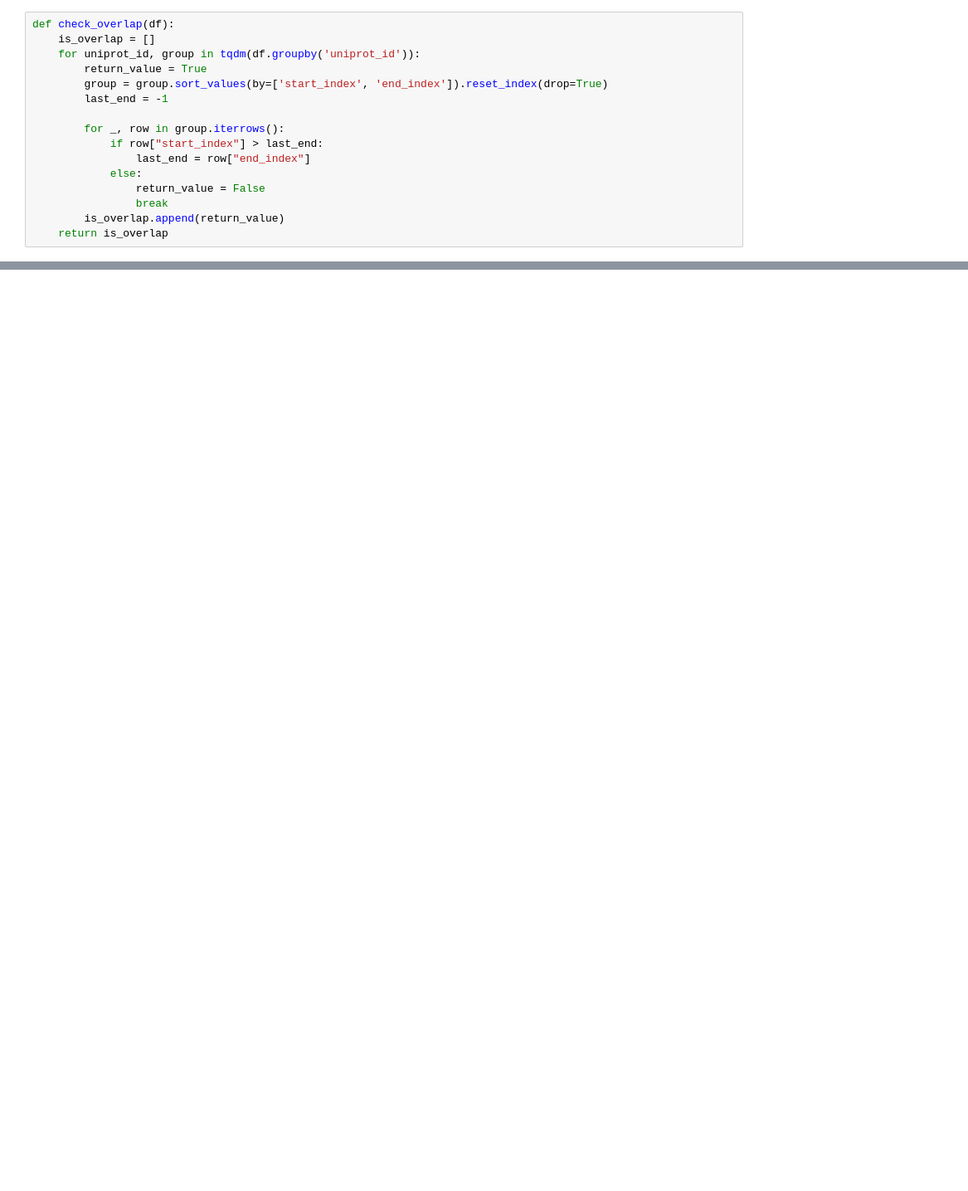
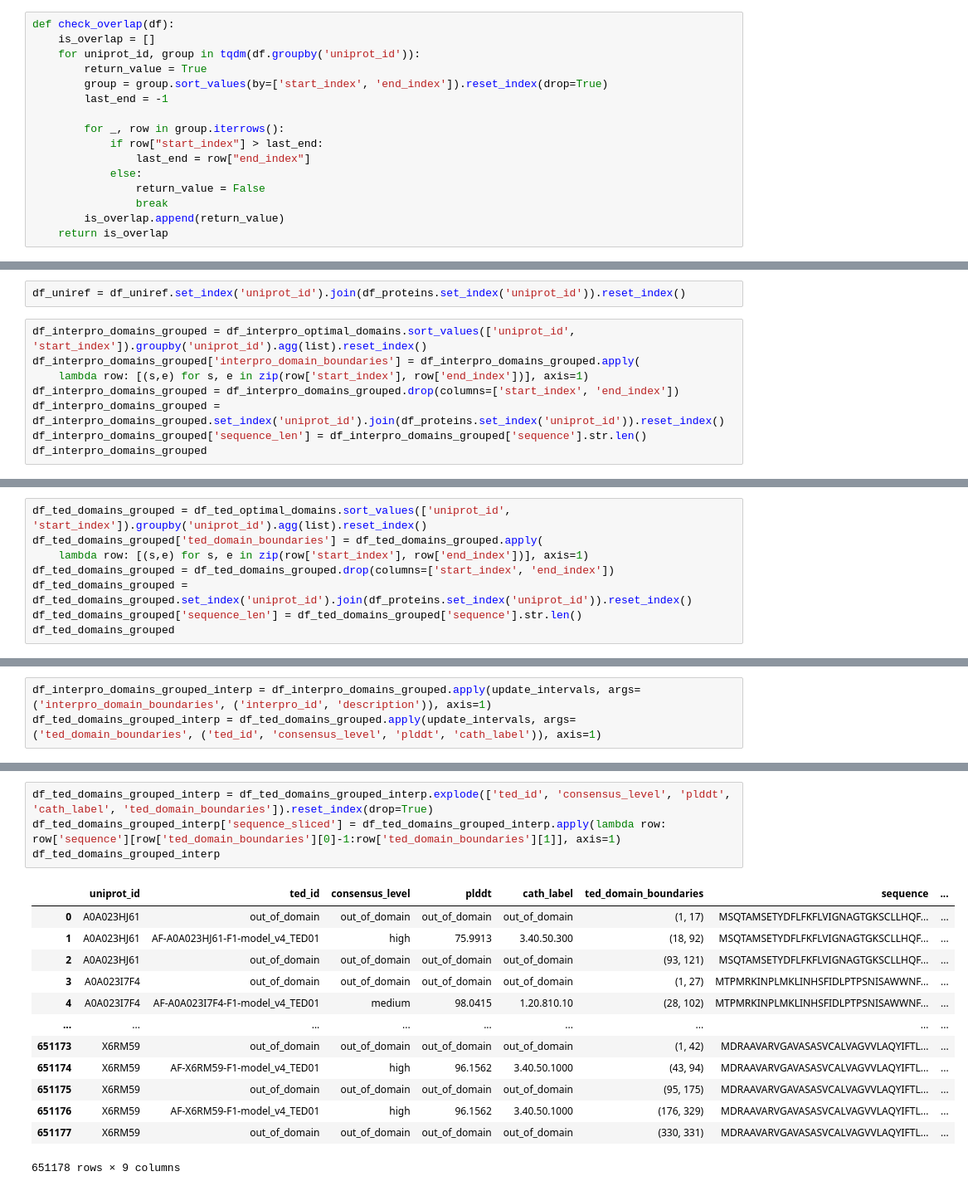
Before and after one commit to boun-tabi-lifelu/evolutionary-subword-tokenization, a Jupyter notebook: Prog/domain_handling.ipynb, the cells around one changed output, grey strips where cells are left out. Shown at 83% size. Cells and saved outputs as stored; diff of their text form; blank space fills up the shorter version.

```diff
--- a/Prog/domain_handling.ipynb
+++ b/Prog/domain_handling.ipynb
@@ -215,0 +181,10 @@ True
+# %%
+df_uniref = df_uniref.set_index('uniprot_id').join(df_proteins.set_index('uniprot_id')).reset_index()
+# %%
+df_interpro_domains_grouped = df_interpro_optimal_domains.sort_values(['uniprot_id', 'start_index']).groupby('uniprot_id').agg(list).reset_index()
+df_interpro_domains_grouped['interpro_domain_boundaries'] = df_interpro_domains_grouped.apply(
+    lambda row: [(s,e) for s, e in zip(row['start_index'], row['end_index'])], axis=1)
+df_interpro_domains_grouped = df_interpro_domains_grouped.drop(columns=['start_index', 'end_index'])
+df_interpro_domains_grouped = df_interpro_domains_grouped.set_index('uniprot_id').join(df_proteins.set_index('uniprot_id')).reset_index()
+df_interpro_domains_grouped['sequence_len'] = df_interpro_domains_grouped['sequence'].str.len()
+df_interpro_domains_grouped
@@ -215,0 +205,8 @@ True
+# %%
+df_ted_domains_grouped = df_ted_optimal_domains.sort_values(['uniprot_id', 'start_index']).groupby('uniprot_id').agg(list).reset_index()
+df_ted_domains_grouped['ted_domain_boundaries'] = df_ted_domains_grouped.apply(
+    lambda row: [(s,e) for s, e in zip(row['start_index'], row['end_index'])], axis=1)
+df_ted_domains_grouped = df_ted_domains_grouped.drop(columns=['start_index', 'end_index'])
+df_ted_domains_grouped = df_ted_domains_grouped.set_index('uniprot_id').join(df_proteins.set_index('uniprot_id')).reset_index()
+df_ted_domains_grouped['sequence_len'] = df_ted_domains_grouped['sequence'].str.len()
+df_ted_domains_grouped
@@ -215,0 +280,3 @@ True
+# %%
+df_interpro_domains_grouped_interp = df_interpro_domains_grouped.apply(update_intervals, args=('interpro_domain_boundaries', ('interpro_id', 'description')), axis=1)
+df_ted_domains_grouped_interp = df_ted_domains_grouped.apply(update_intervals, args=('ted_domain_boundaries', ('ted_id', 'consensus_level', 'plddt', 'cath_label')), axis=1)
@@ -215,0 +301,18 @@ True
+# %%
+df_ted_domains_grouped_interp = df_ted_domains_grouped_interp.explode(['ted_id', 'consensus_level', 'plddt', 'cath_label', 'ted_domain_boundaries']).reset_index(drop=True)
+df_ted_domains_grouped_interp['sequence_sliced'] = df_ted_domains_grouped_interp.apply(lambda row: row['sequence'][row['ted_domain_boundaries'][0]-1:row['ted_domain_boundaries'][1]], axis=1)
+df_ted_domains_grouped_interp
+# %% [output]
+|  | uniprot_id | ted_id | consensus_level | plddt | cath_label | ted_domain_boundaries | sequence | ... |
+| 0 | A0A023HJ61 | out_of_domain | out_of_domain | out_of_domain | out_of_domain | (1, 17) | MSQTAMSETYDFLFKFLVIGNAGTGKSCLLHQF... | ... |
+| 1 | A0A023HJ61 | AF-A0A023HJ61-F1-model_v4_TED01 | high | 75.9913 | 3.40.50.300 | (18, 92) | MSQTAMSETYDFLFKFLVIGNAGTGKSCLLHQF... | ... |
+| 2 | A0A023HJ61 | out_of_domain | out_of_domain | out_of_domain | out_of_domain | (93, 121) | MSQTAMSETYDFLFKFLVIGNAGTGKSCLLHQF... | ... |
+| 3 | A0A023I7F4 | out_of_domain | out_of_domain | out_of_domain | out_of_domain | (1, 27) | MTPMRKINPLMKLINHSFIDLPTPSNISAWWNF... | ... |
+| 4 | A0A023I7F4 | AF-A0A023I7F4-F1-model_v4_TED01 | medium | 98.0415 | 1.20.810.10 | (28, 102) | MTPMRKINPLMKLINHSFIDLPTPSNISAWWNF... | ... |
+| ... | ... | ... | ... | ... | ... | ... | ... | ... |
+| 651173 | X6RM59 | out_of_domain | out_of_domain | out_of_domain | out_of_domain | (1, 42) | MDRAAVARVGAVASASVCALVAGVVLAQYIFTL... | ... |
+| 651174 | X6RM59 | AF-X6RM59-F1-model_v4_TED01 | high | 96.1562 | 3.40.50.1000 | (43, 94) | MDRAAVARVGAVASASVCALVAGVVLAQYIFTL... | ... |
+| 651175 | X6RM59 | out_of_domain | out_of_domain | out_of_domain | out_of_domain | (95, 175) | MDRAAVARVGAVASASVCALVAGVVLAQYIFTL... | ... |
+| 651176 | X6RM59 | AF-X6RM59-F1-model_v4_TED01 | high | 96.1562 | 3.40.50.1000 | (176, 329) | MDRAAVARVGAVASASVCALVAGVVLAQYIFTL... | ... |
+| 651177 | X6RM59 | out_of_domain | out_of_domain | out_of_domain | out_of_domain | (330, 331) | MDRAAVARVGAVASASVCALVAGVVLAQYIFTL... | ... |
+651178 rows × 9 columns
```
Also changed, not shown: parts of 20 cells of this notebook.
